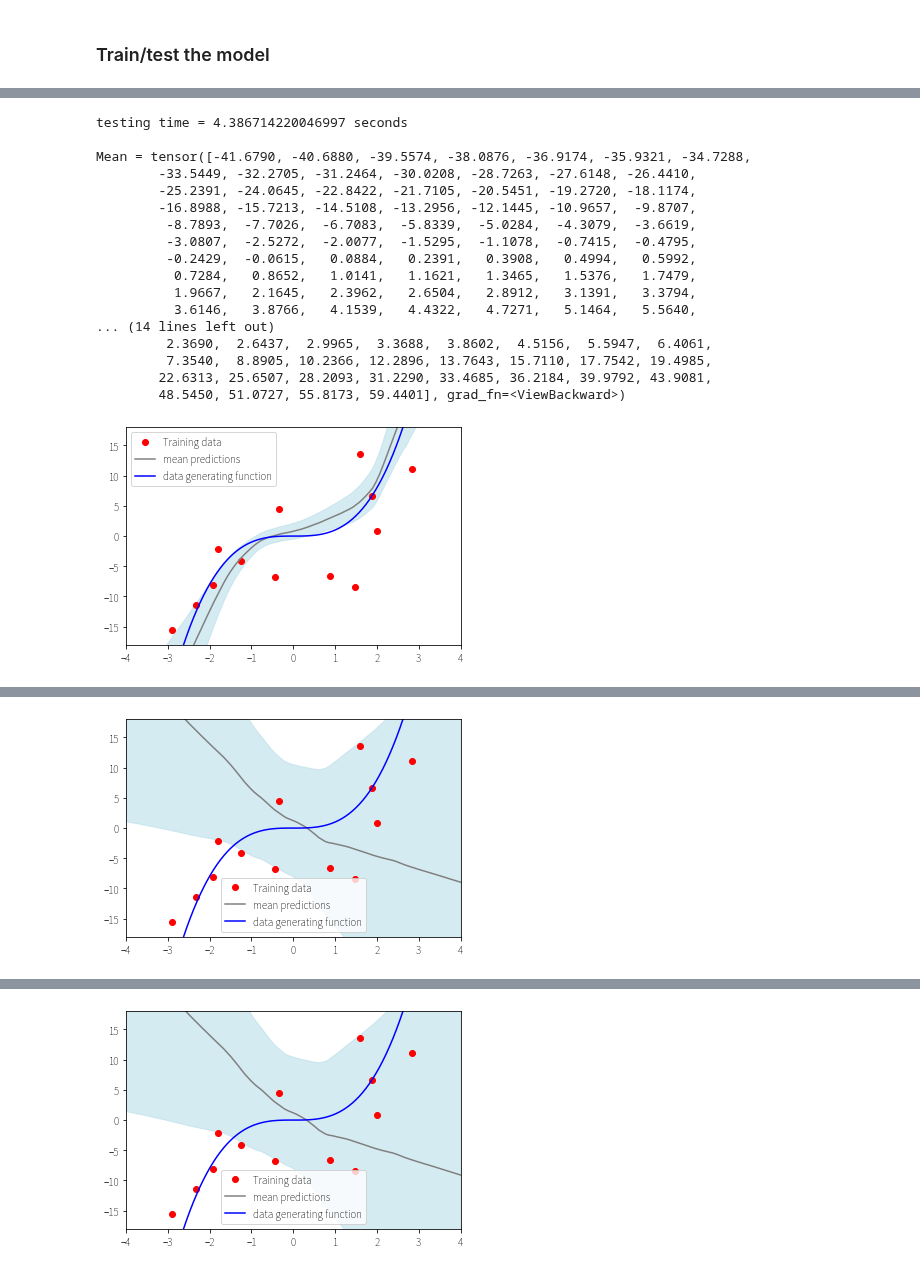
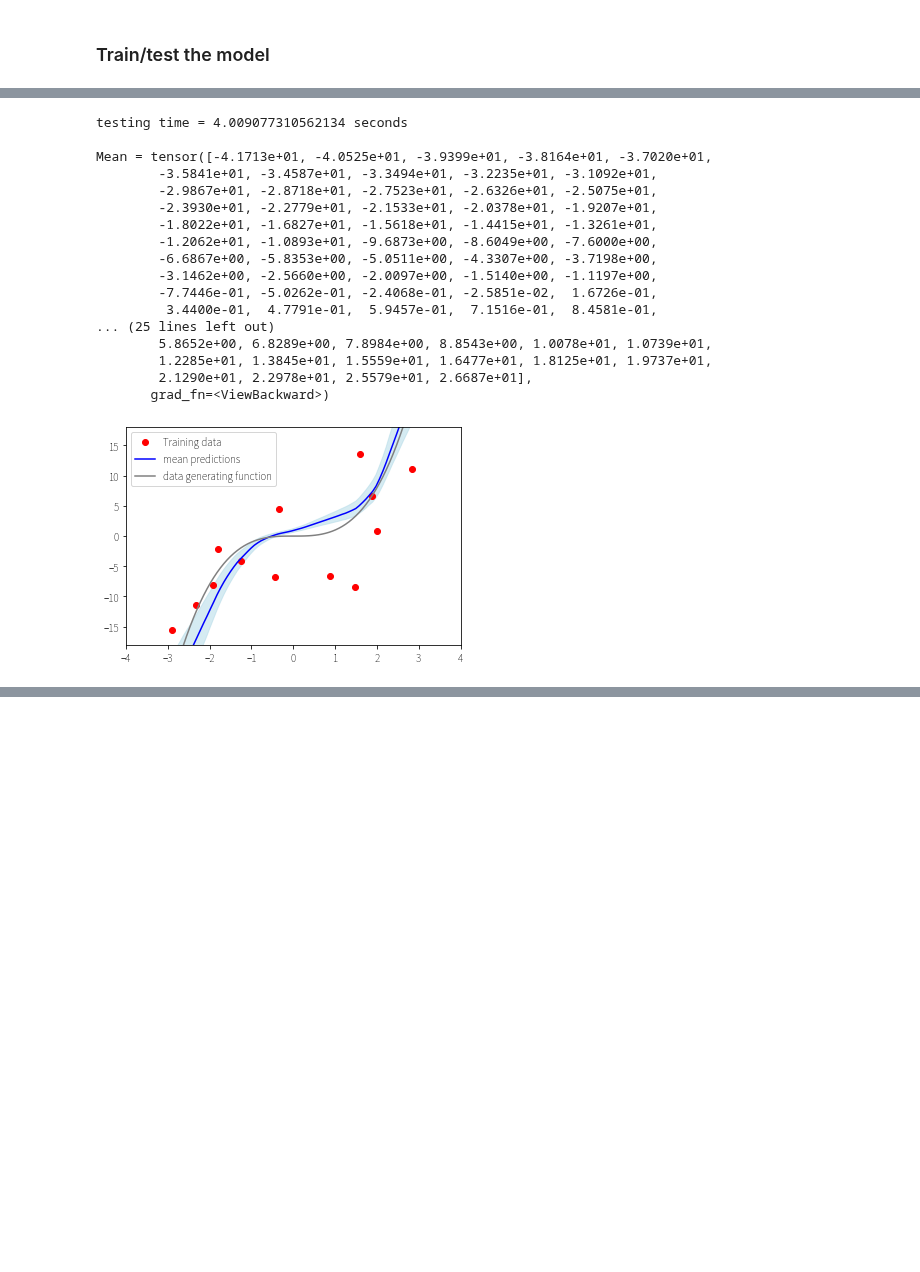
Before and after one commit to ronaldseoh/bayesian-dl-experiments, a Jupyter notebook: experiment_comparison_toy.ipynb, the cells around one changed output, grey strips where cells are left out. Drawn from its saved outputs; the diff is of its cells as text; code cells hidden in the pictures; blank space fills up the shorter version.

Commit message:
test_results/comparison_toy: results update

```diff
--- a/experiment_comparison_toy.ipynb
+++ b/experiment_comparison_toy.ipynb
@@ -80,10 +80,10 @@ dataset_toy_y_mean = 0
 dataset_toy_y_std = 9
 
 # Dropout rate
-dropout_rate = 0.5
+dropout_rate = 0.3
 
 # L2 regularization strength
-reg_strength = 0.3
+reg_strength = 0.5
 
 # Epochs
 n_epochs = 400
@@ -146,20 +146,20 @@ uncertainty_methods['mc_dropout'] = models.FCNetMCDropout(
 )
 
 # Vanilla Variational Inference
-uncertainty_methods['variational_inference'] = models.FCNetPyro(
-    input_dim=dataset.n_features,
-   output_dim=dataset.n_targets,
-    hidden_dim=100,
-    n_hidden=0,
-)
+#uncertainty_methods['variational_inference'] = models.FCNetPyro(
+#    input_dim=dataset.n_features,
+#   output_dim=dataset.n_targets,
+#    hidden_dim=100,
+#    n_hidden=0,
+#)
 
 # HMC (NUTS)
-uncertainty_methods['hmc'] = models.FCNetPyro(
-    input_dim=dataset.n_features,
-    output_dim=dataset.n_targets,
-    hidden_dim=100,
-    n_hidden=0,
-)
+#uncertainty_methods['hmc'] = models.FCNetPyro(
+#    input_dim=dataset.n_features,
+#    output_dim=dataset.n_targets,
+#    hidden_dim=100,
+#    n_hidden=0,
+#)
 # %% [markdown]
 ## Train the network
 # %% [markdown]
@@ -206,7 +206,7 @@ for key, network in uncertainty_methods.items():
             svi = SVI(network.model, network.guide, optimizer, loss=Trace_ELBO(), num_samples=1000)
         elif key == 'hmc':
             nuts_kernel = NUTS(network.model)
-            mcmc = MCMC(nuts_kernel, num_samples=2000, warmup_steps=100)
+            mcmc = MCMC(nuts_kernel, num_samples=30000, warmup_steps=None)
 
         pyro.clear_param_store()
 
@@ -338,49 +320,49 @@ for key, network in uncertainty_methods.items():
     if len(metrics) > 0:
         for key, value in metrics.items():
             print(str(key) + " = " + str(value))
         print()
 
     # Plot the uncertainty measured by each methods
     plt.figure()
 
     # Fix the scales of x-axis and y-axis
     plt.xlim(dataset_toy_x_low, dataset_toy_x_high)
     plt.ylim(dataset_toy_y_mean-2*dataset_toy_y_std, dataset_toy_y_mean+2*dataset_toy_y_std)
 
     # Distributions around the predictions
     plt.fill_between(X_test.flatten(), (mean.detach().numpy() - 2*torch.sqrt(var).detach().numpy()).flatten(), (mean.detach().numpy() + 2*torch.sqrt(var).detach().numpy()).flatten(),
                      color='lightblue', alpha=0.5)
 
     # Train data
     plt.plot(dataset.data_x, dataset.data_y, 'or', label='Training data')
 
     # MC prediction
-    plt.plot(X_test, mean.detach().numpy(), 'gray', label='mean predictions')
+    plt.plot(X_test, mean.detach().numpy(), 'blue', label='mean predictions')
 
     # Original data generating function without noise
-    plt.plot(X_test, X_test ** 3, 'blue', label='data generating function')
+    plt.plot(X_test, X_test ** 3, 'gray', label='data generating function')
 
     plt.legend()
 
     plt.savefig(os.path.join(test_results_path, str(key) + '.png'))
 
     plt.show()
 # %% [output]
-testing time = 4.386714220046997 seconds
+testing time = 4.009077310562134 seconds
 
-Mean = tensor([-41.6790, -40.6880, -39.5574, -38.0876, -36.9174, -35.9321, -34.7288,
-        -33.5449, -32.2705, -31.2464, -30.0208, -28.7263, -27.6148, -26.4410,
-        -25.2391, -24.0645, -22.8422, -21.7105, -20.5451, -19.2720, -18.1174,
-        -16.8988, -15.7213, -14.5108, -13.2956, -12.1445, -10.9657,  -9.8707,
-         -8.7893,  -7.7026,  -6.7083,  -5.8339,  -5.0284,  -4.3079,  -3.6619,
-         -3.0807,  -2.5272,  -2.0077,  -1.5295,  -1.1078,  -0.7415,  -0.4795,
-         -0.2429,  -0.0615,   0.0884,   0.2391,   0.3908,   0.4994,   0.5992,
-          0.7284,   0.8652,   1.0141,   1.1621,   1.3465,   1.5376,   1.7479,
-          1.9667,   2.1645,   2.3962,   2.6504,   2.8912,   3.1391,   3.3794,
-          3.6146,   3.8766,   4.1539,   4.4322,   4.7271,   5.1464,   5.5640,
-... (14 lines left out)
-         2.3690,  2.6437,  2.9965,  3.3688,  3.8602,  4.5156,  5.5947,  6.4061,
-         7.3540,  8.8905, 10.2366, 12.2896, 13.7643, 15.7110, 17.7542, 19.4985,
-        22.6313, 25.6507, 28.2093, 31.2290, 33.4685, 36.2184, 39.9792, 43.9081,
-        48.5450, 51.0727, 55.8173, 59.4401], grad_fn=<ViewBackward>)
+Mean = tensor([-4.1713e+01, -4.0525e+01, -3.9399e+01, -3.8164e+01, -3.7020e+01,
+        -3.5841e+01, -3.4587e+01, -3.3494e+01, -3.2235e+01, -3.1092e+01,
+        -2.9867e+01, -2.8718e+01, -2.7523e+01, -2.6326e+01, -2.5075e+01,
+        -2.3930e+01, -2.2779e+01, -2.1533e+01, -2.0378e+01, -1.9207e+01,
+        -1.8022e+01, -1.6827e+01, -1.5618e+01, -1.4415e+01, -1.3261e+01,
+        -1.2062e+01, -1.0893e+01, -9.6873e+00, -8.6049e+00, -7.6000e+00,
+        -6.6867e+00, -5.8353e+00, -5.0511e+00, -4.3307e+00, -3.7198e+00,
+        -3.1462e+00, -2.5660e+00, -2.0097e+00, -1.5140e+00, -1.1197e+00,
+        -7.7446e-01, -5.0262e-01, -2.4068e-01, -2.5851e-02,  1.6726e-01,
+         3.4400e-01,  4.7791e-01,  5.9457e-01,  7.1516e-01,  8.4581e-01,
+... (25 lines left out)
+        5.8652e+00, 6.8289e+00, 7.8984e+00, 8.8543e+00, 1.0078e+01, 1.0739e+01,
+        1.2285e+01, 1.3845e+01, 1.5559e+01, 1.6477e+01, 1.8125e+01, 1.9737e+01,
+        2.1290e+01, 2.2978e+01, 2.5579e+01, 2.6687e+01],
+       grad_fn=<ViewBackward>)
-[figure, old version]
+[figure, new version]
@@ -404 +368,0 @@ Mean = tensor([28.2756, 27.6969, 27.1184, 26.5398, 25.9611, 25.3819, 24.7942, 24
-[figure, removed]
@@ -422 +368,0 @@ Mean = tensor([28.4617, 27.8798, 27.2979, 26.7159, 26.1340, 25.5514, 24.9596, 24
-[figure, removed]
```
Also changed, not shown: parts of 2 cells of this notebook, 9 other files.
